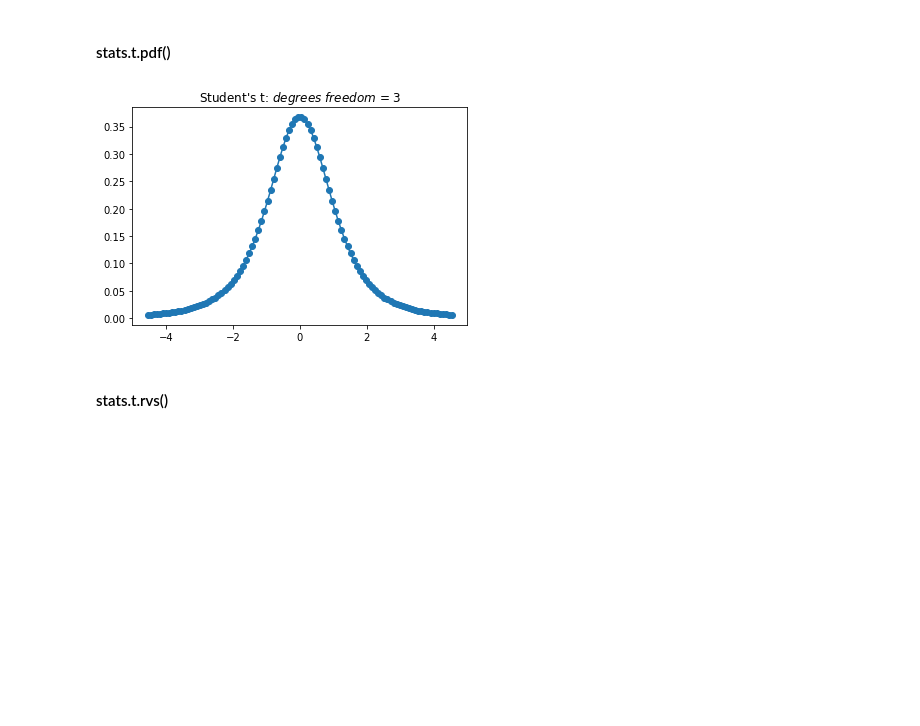
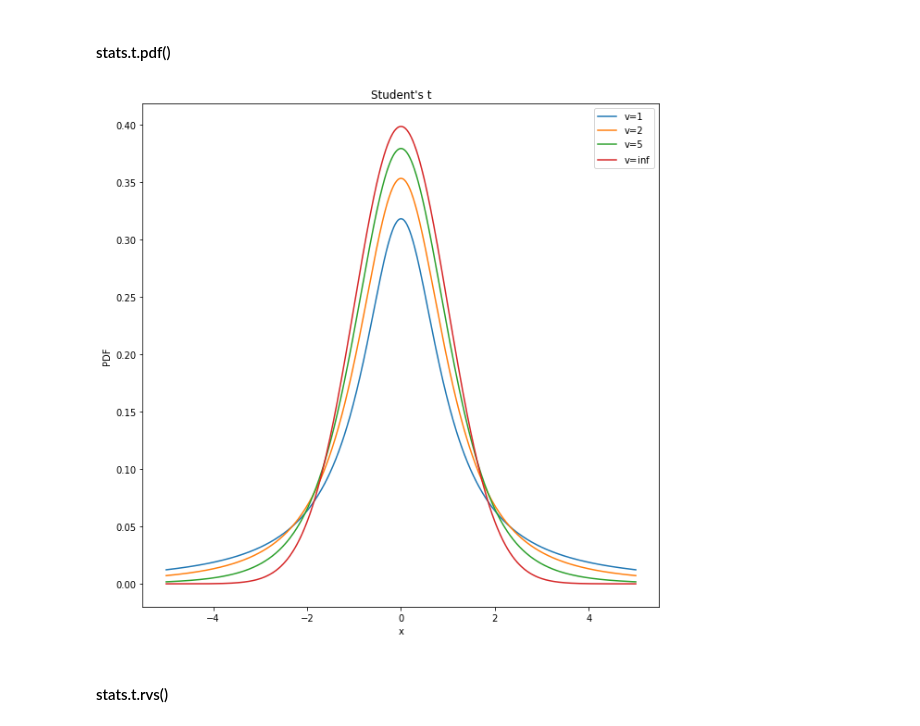
Before and after one commit to andrewmontes87/practical_statistics_py, a Jupyter notebook: notebooks/02 - Data and sampling distributions.ipynb, the cells around one changed output. Saved outputs shown, nothing was run; the diff lists cells and outputs as text; code cells hidden in the pictures; blank space fills up the shorter version.

```diff
--- a/notebooks/02 - Data and sampling distributions.ipynb
+++ b/notebooks/02 - Data and sampling distributions.ipynb
@@ -578,18 +591,27 @@ plt.show()
 # %%
 ### probability density function with stats.t.pdf()
 ### (density of a continuous random variable)
 
-x = np.linspace(stats.t.ppf(0.01, degrees_freedom),
-                stats.t.ppf(0.99, degrees_freedom), 100)
+x = np.linspace(-5,5,1000)
 
-y = stats.t.pdf(x, degrees_freedom)
+y_1 = stats.t.pdf(x, 1)
+y_2 = stats.t.pdf(x, 2)
+y_3 = stats.t.pdf(x, 5)
+y_4 = stats.t.pdf(x, 1000)
 
 ## plot with matplotlib
-plt.plot(x, y, 'o-')
-plt.title('Student\'s t: $degrees\ freedom$ = {}'.format(degrees_freedom))
+plt.figure(figsize=(10,10))
+plt.plot(x, y_1, '-', label='v=1')
+plt.plot(x, y_2, '-', label='v=2')
+plt.plot(x, y_3, '-', label='v=5')
+plt.plot(x, y_4, '-', label='v=$\inf$')
+plt.title('Student\'s t')
+plt.ylabel('PDF')
+plt.xlabel('x')
+plt.legend()
 plt.show()
 # %% [output]
-[figure, old version]
+[figure, new version]
 # %% [markdown]
 #### stats.t.rvs()
 # %%
```
Also changed, not shown: parts of 11 cells of this notebook, 2 other files.
